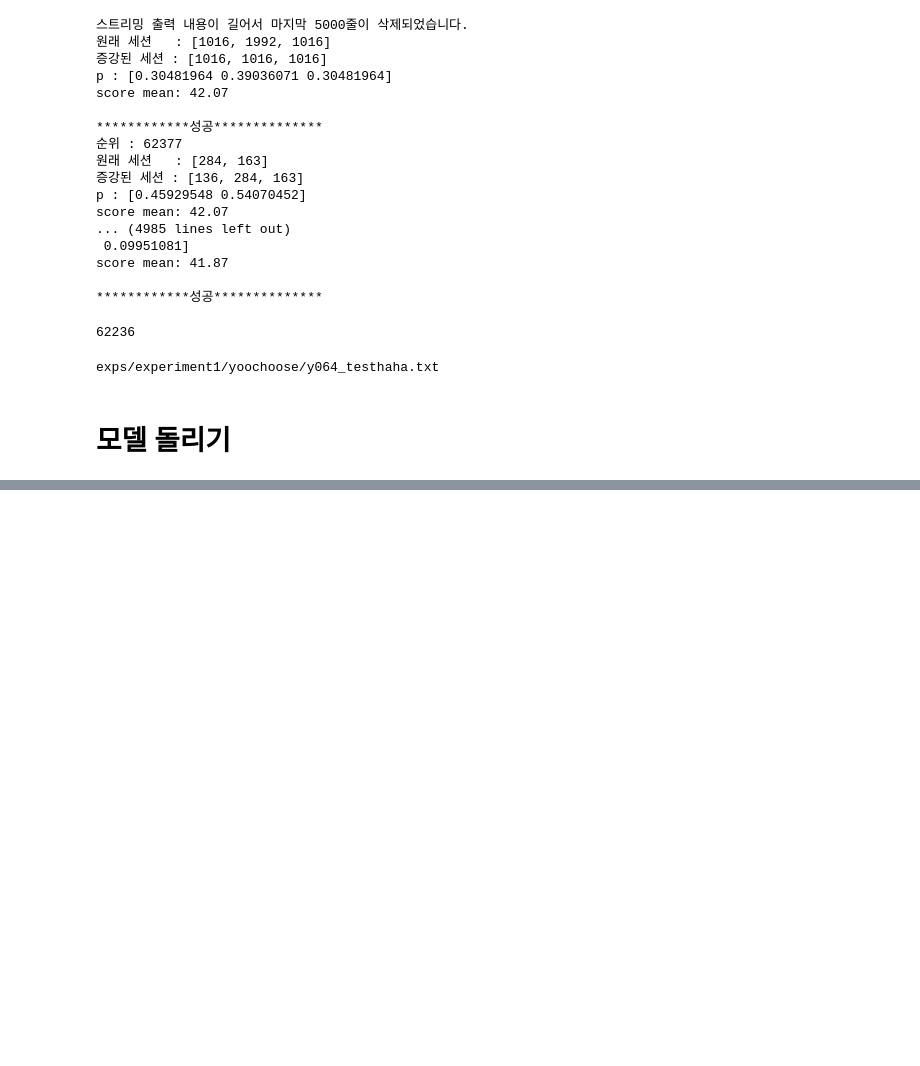
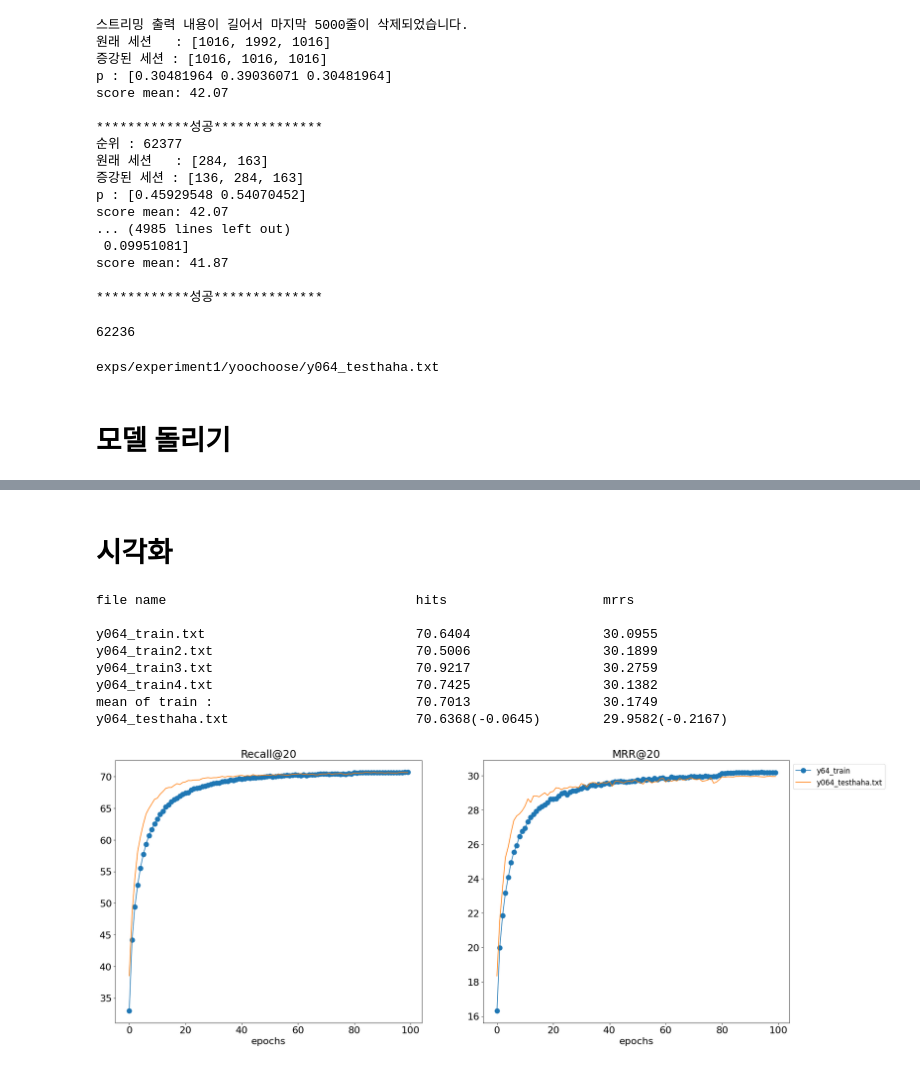
Before and after one commit to kyeongchan92/DA-for-SBR, a Jupyter notebook: main.ipynb, the cells around one changed output, grey strips where cells are left out. Saved outputs shown, nothing was run; the diff lists cells and outputs as text; code cells hidden in the pictures; blank space fills up the shorter version.

```diff
--- a/main.ipynb
+++ b/main.ipynb
@@ -65,6 +64,9 @@ loading file : exps/experiment1/yoochoose/y064_tra_seqs.pkl
 # 처음 한 번만 실행
 # %%
 #%% 폴더 만들고 저장
+
+import time
+
 
 if not os.path.exists(f'exps/experiment{experiment}/yoochoose'):
     os.makedirs(f'exps/experiment{experiment}/yoochoose')
@@ -83,3 +85,10 @@ if not os.path.exists(f'exps/experiment{experiment}/result_srgnn_yoochoose'):
 
 if not os.path.exists(f'exps/experiment{experiment}/result_srgnn_diginetica'):
     os.makedirs(f'exps/experiment{experiment}/result_srgnn_diginetica')
+
+time.sleep(5)
+
+
+for f in [1/64, 1/128, 1/256, 1/512]:
+  if not os.path.exists(f'exps/experiment{experiment}/result_narm_yoochoose/y{int(1/frac):03}'):
+      os.makedirs(f'exps/experiment{experiment}/result_narm_yoochoose')
@@ -466,0 +505,11 @@ Epoch 99 : Recall@20: 70.6565, MRR@20: 30.2401  y064_train.txt   1/6     y064_te
+# %% [markdown]
+# 시각화
+# %%
+experiment = 1
+
+
+import os
+import pickle
+import matplotlib.pyplot as plt
+from matplotlib.pyplot import figure
+import numpy as np
@@ -466,0 +739,16 @@ Epoch 99 : Recall@20: 70.6565, MRR@20: 30.2401  y064_train.txt   1/6     y064_te
+# %%
+model='narm'  # 'narm' or 'srgnn'
+y_or_d='yoochoose'  # 'yoochoose' or 'diginetica'
+h_or_m='h'  # 'h' for hits / 'm' for mrrs
+
+plot_result(model, experiment, y_or_d, 1/64)
+# %% [output]
+file name                                hits                    mrrs
+
+y064_train.txt                           70.6404                 30.0955
+y064_train2.txt                          70.5006                 30.1899
+y064_train3.txt                          70.9217                 30.2759
+y064_train4.txt                          70.7425                 30.1382
+mean of train :                          70.7013                 30.1749
+y064_testhaha.txt                        70.6368(-0.0645)        29.9582(-0.2167)
+[figure, added]
```
Also changed, not shown: parts of 6 cells of this notebook, 1 other file.
